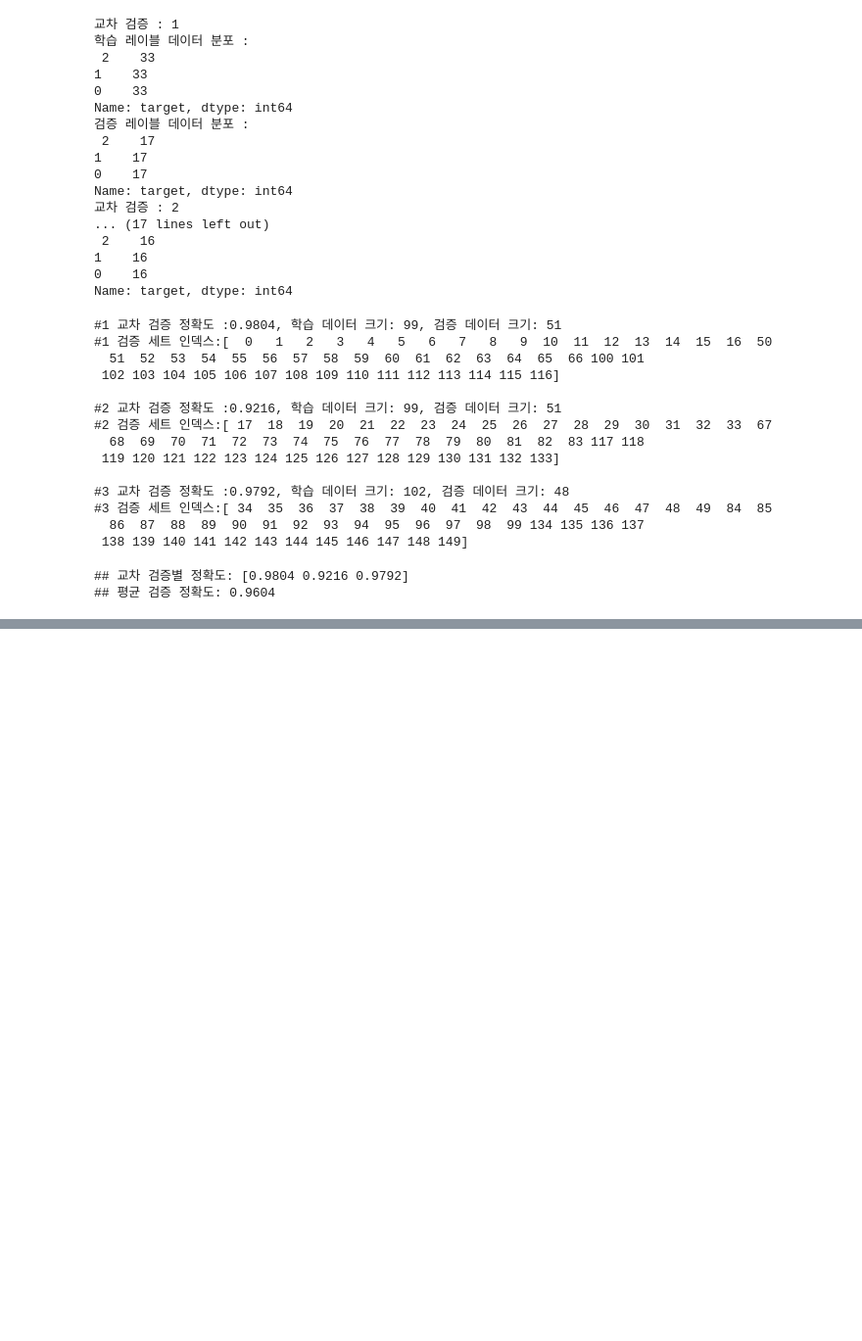
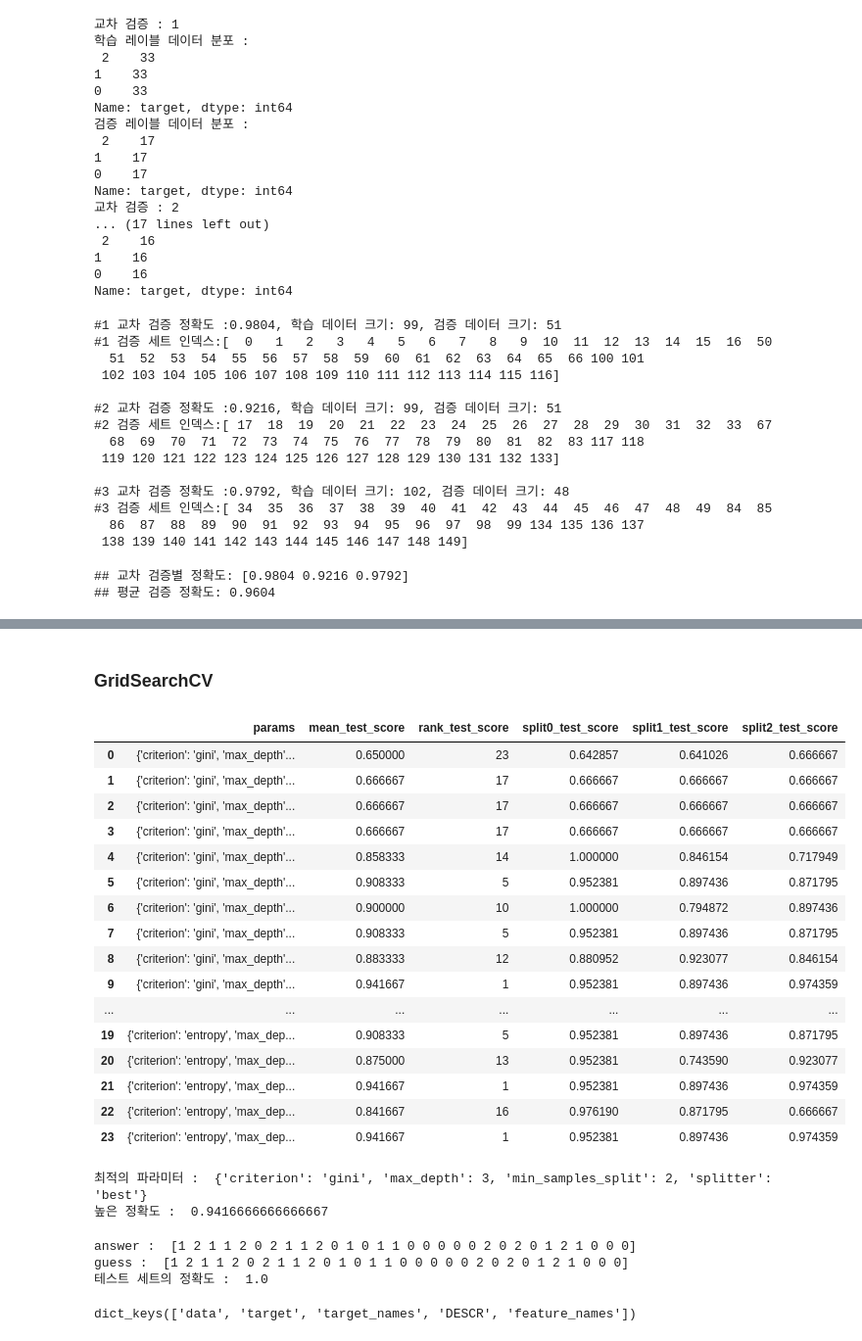
Before and after one commit to gabychoi/TIL, a Jupyter notebook: ML_iris_classification[01].ipynb, the cells around one changed output, grey strips where cells are left out. Shown at 98% size. Drawn from its saved outputs; the diff is of its cells as text; code cells hidden in the pictures; blank space fills up the shorter version.

```diff
--- a/ML_iris_classification[01].ipynb
+++ b/ML_iris_classification[01].ipynb
@@ -495,0 +536,2 @@ print('## 평균 검증 정확도:', np.mean(cv_accuracy))
+# %% [markdown]
+### GridSearchCV
@@ -495,0 +545,56 @@ print('## 평균 검증 정확도:', np.mean(cv_accuracy))
+# %%
+gscv_iris = load_iris()
+
+X_train , X_test , y_train , y_test = train_test_split(gscv_iris.data ,
+                                                       gscv_iris.target ,
+                                                       test_size=0.2 ,
+                                                       random_state=120) # random_state=아무 숫자나 넣어도 무관
+
+gscv_tree = DecisionTreeClassifier()
+params = {'criterion' : ['gini' , 'entropy'] ,
+          'splitter'  : ['random' , 'best'] ,
+          'max_depth' : [1,2,3] ,
+          'min_samples_split' : [2,3]}
+# %%
+# refit = True : 최적의 하이퍼 파라미터를 찾아 재학습을 하겠다는 의미
+grid_gscv_tree = GridSearchCV(gscv_tree ,
+                              param_grid = params , cv=3 , refit=True) #refit=True 디폴트가 True
+# %%
+grid_gscv_tree.fit(X_train , y_train)
+grid_gscv_tree.cv_results_
+scores_df = pd.DataFrame(grid_gscv_tree.cv_results_)
+scores_df[['params' , 'mean_test_score' , 'rank_test_score' , 'split0_test_score' , 'split1_test_score' , 'split2_test_score']]
+# %% [output]
+|  | params | mean_test_score | rank_test_score | split0_test_score | split1_test_score | split2_test_score |
+| 0 | {'criterion': 'gini', 'max_depth'... | 0.650000 | 23 | 0.642857 | 0.641026 | 0.666667 |
+| 1 | {'criterion': 'gini', 'max_depth'... | 0.666667 | 17 | 0.666667 | 0.666667 | 0.666667 |
+| 2 | {'criterion': 'gini', 'max_depth'... | 0.666667 | 17 | 0.666667 | 0.666667 | 0.666667 |
+| 3 | {'criterion': 'gini', 'max_depth'... | 0.666667 | 17 | 0.666667 | 0.666667 | 0.666667 |
+| 4 | {'criterion': 'gini', 'max_depth'... | 0.858333 | 14 | 1.000000 | 0.846154 | 0.717949 |
+| 5 | {'criterion': 'gini', 'max_depth'... | 0.908333 | 5 | 0.952381 | 0.897436 | 0.871795 |
+| 6 | {'criterion': 'gini', 'max_depth'... | 0.900000 | 10 | 1.000000 | 0.794872 | 0.897436 |
+| 7 | {'criterion': 'gini', 'max_depth'... | 0.908333 | 5 | 0.952381 | 0.897436 | 0.871795 |
+| 8 | {'criterion': 'gini', 'max_depth'... | 0.883333 | 12 | 0.880952 | 0.923077 | 0.846154 |
+| 9 | {'criterion': 'gini', 'max_depth'... | 0.941667 | 1 | 0.952381 | 0.897436 | 0.974359 |
+| ... | ... | ... | ... | ... | ... | ... |
+| 19 | {'criterion': 'entropy', 'max_dep... | 0.908333 | 5 | 0.952381 | 0.897436 | 0.871795 |
+| 20 | {'criterion': 'entropy', 'max_dep... | 0.875000 | 13 | 0.952381 | 0.743590 | 0.923077 |
+| 21 | {'criterion': 'entropy', 'max_dep... | 0.941667 | 1 | 0.952381 | 0.897436 | 0.974359 |
+| 22 | {'criterion': 'entropy', 'max_dep... | 0.841667 | 16 | 0.976190 | 0.871795 | 0.666667 |
+| 23 | {'criterion': 'entropy', 'max_dep... | 0.941667 | 1 | 0.952381 | 0.897436 | 0.974359 |
+# %%
+print('최적의 파라미터 : ' , grid_gscv_tree.best_params_)
+print('높은 정확도 : ' , grid_gscv_tree.best_score_)
+# %% [output]
+최적의 파라미터 :  {'criterion': 'gini', 'max_depth': 3, 'min_samples_split': 2, 'splitter': 'best'}
+높은 정확도 :  0.9416666666666667
+# %%
+estimator = grid_gscv_tree.best_estimator_
+prediction = estimator.predict(X_test)
+print('answer : ' , y_test)
+print('guess : ' , prediction)
+print('테스트 세트의 정확도 : ' , accuracy_score(y_test , prediction))
+# %% [output]
+answer :  [1 2 1 1 2 0 2 1 1 2 0 1 0 1 1 0 0 0 0 0 2 0 2 0 1 2 1 0 0 0]
+guess :  [1 2 1 1 2 0 2 1 1 2 0 1 0 1 1 0 0 0 0 0 2 0 2 0 1 2 1 0 0 0]
+테스트 세트의 정확도 :  1.0
@@ -495,0 +611,5 @@ print('## 평균 검증 정확도:', np.mean(cv_accuracy))
+# %%
+cancer = load_breast_cancer()
+cancer.keys()
+# %% [output]
+dict_keys(['data', 'target', 'target_names', 'DESCR', 'feature_names'])
```
Also changed, not shown: parts of 40 cells of this notebook, 2 other files.
